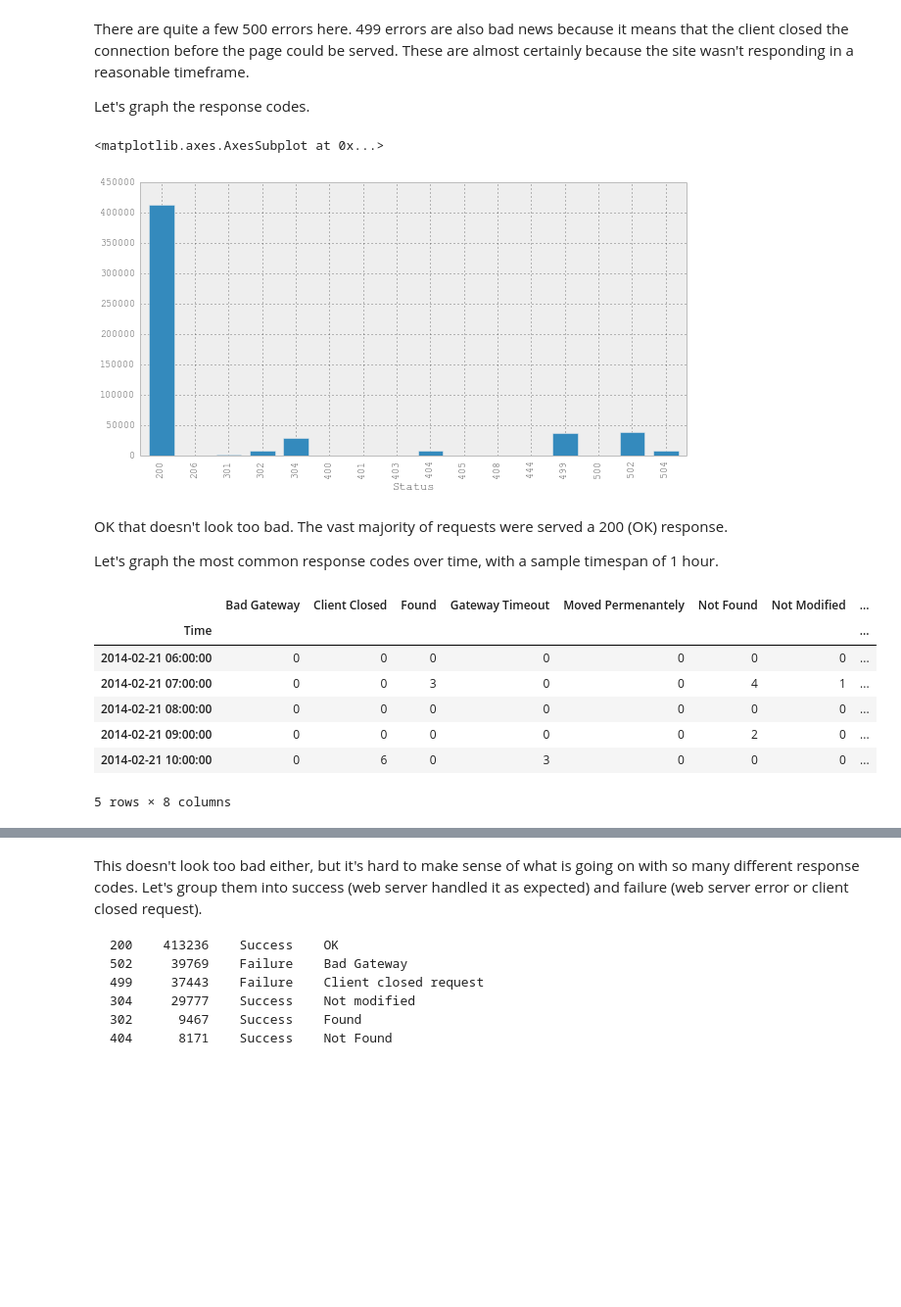
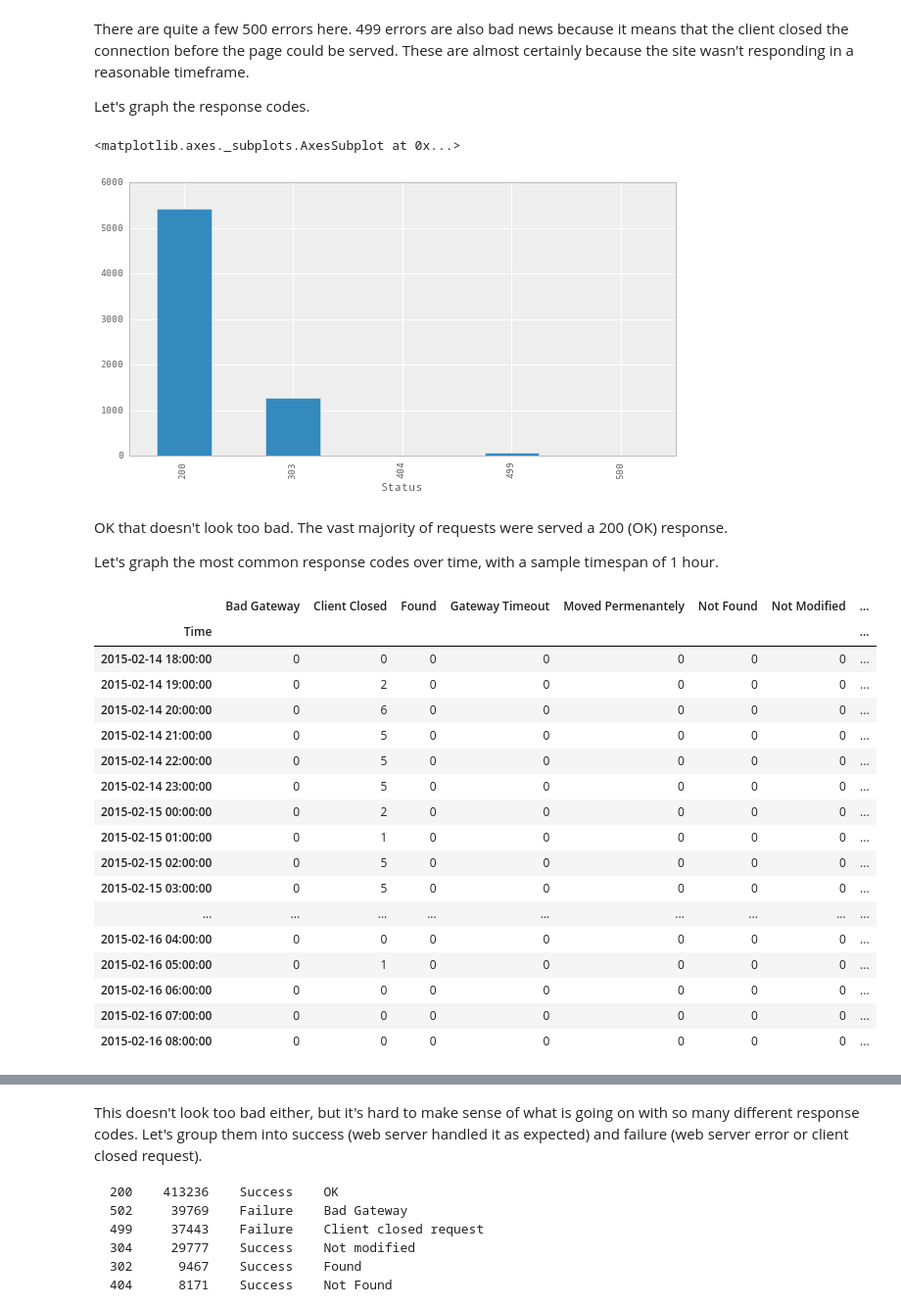
Before and after one commit to nicolasgo/_pmx, a Jupyter notebook: nginx-log-analysis.ipynb, the cells around one changed output, grey strips where cells are left out. Shown: that part at 98% size. Cells and saved outputs as stored; diff of their text form; code cells hidden in the pictures; blank space fills up the shorter version.

```diff
--- a/nginx-log-analysis.ipynb
+++ b/nginx-log-analysis.ipynb
@@ -46,10 +48,18 @@ First of all let's get a sample line out of the `access.log` and try to parse it
     User-agent  - the browser identification string
     %V          - the server name according to the UseCanonicalName setting
 # %%
-sample_string = '178.137.91.215 - - [21/Feb/2014:06:44:53 +0000] "GET /work/homepages-maths-year-6/ HTTP/1.0" \
-200 10427 "http://authoralcove.com/work/homepages-maths-year-6/" "Opera/9.80 (Windows NT 6.1; WOW64; U; ru) \
-Presto/2.10.289 Version/12.00" "-"'
-nformat = r'%h %l %u %t \"%r\" %>s %b \"%i\" \"%{User-Agent}i\" \"%V\"'
+#sample_string = '178.137.91.215 - - [21/Feb/2014:06:44:53 +0000] "GET /work/homepages-maths-year-6/ HTTP/1.0" \
+#200 10427 "http://authoralcove.com/work/homepages-maths-year-6/" "Opera/9.80 (Windows NT 6.1; WOW64; U; ru) \
+#Presto/2.10.289 Version/12.00" "-"'
+#nformat = r'%h %l %u %t \"%r\" %>s %b \"%i\" \"%{User-Agent}i\" \"%V\"'
+
+# http://httpd.apache.org/docs/2.2/mod/mod_log_config.html#formats
+
+sample_string = '189.254.162.19 189.254.162.19 - [14/Feb/2015:21:38:28 -0500] "GET /profile/14119369/inbox HTTP/1.1" 200 3040 \
+"http://mx.plugger.com/home/plugger" "Mozilla/5.0 (Linux; U; Android 4.4.2; es-sa; LG-D320 Build/KOT49I.V10a) AppleWebKit/537.36 (KHTML, like Gecko) Version/4.0 Chrome/30.0.1599.103 Mobile Safari/537.36" \
+526142530854 BDFEA213B8166CA395DE005054E006A2 "-"'
+nformat = r'%h %l %u %t \"%r\" %>s %b \"%i\" \"%{User-Agent}i\" %{msisdn}b %{hexa}i \"%V\"'
+
 p = apachelog.parser(nformat)
 data = p.parse(sample_string)
 data
@@ -124,5 +117,5 @@ df[0:2]
 # %%
 df = df.rename(columns={'%>s': 'Status', '%b':'b',
-                        '%r':'Request', '%t': 'Time'})
+                        '%r':'Request', '%t': 'Time', '%{msisdn}b': 'msisdn'})
 df[0:2]
 # %% [output]
@@ -136,6 +128,7 @@ Massage the data a bit more so that the access time is a `datetime`, status is a
 df.index = pd.to_datetime(df.pop('Time'))
 # %%
 df['Status'] = df['Status'].astype('int')
+df['b'] = df['b'].astype('int')
 # %%
 def dash2nan(x):
     if x == '-':
@@ -194,8 +189,8 @@ Let's graph the response codes.
 grouped_status = df.groupby('Status')
 grouped_status.size().plot(kind='bar')
 # %% [output]
-<matplotlib.axes.AxesSubplot at 0x...>
+<matplotlib.axes._subplots.AxesSubplot at 0x...>
-[figure, old version]
+[figure, new version]
 # %% [markdown]
 OK that doesn't look too bad. The vast majority of requests were served a 200 (OK) response.
 
@@ -222,16 +217,26 @@ status_df = DataFrame({'OK': df_200,
                        'Moved Permenantely': df_301})
 # %%
 status_df.fillna(0, inplace=True)
-status_df[0:5]
+status_df
 # %% [output]
 |  | Bad Gateway | Client Closed | Found | Gateway Timeout | Moved Permenantely | Not Found | Not Modified | ... |
 | Time |  |  |  |  |  |  |  | ... |
-| 2014-02-21 06:00:00 | 0 | 0 | 0 | 0 | 0 | 0 | 0 | ... |
-| 2014-02-21 07:00:00 | 0 | 0 | 3 | 0 | 0 | 4 | 1 | ... |
-| 2014-02-21 08:00:00 | 0 | 0 | 0 | 0 | 0 | 0 | 0 | ... |
-| 2014-02-21 09:00:00 | 0 | 0 | 0 | 0 | 0 | 2 | 0 | ... |
-| 2014-02-21 10:00:00 | 0 | 6 | 0 | 3 | 0 | 0 | 0 | ... |
+| 2015-02-14 18:00:00 | 0 | 0 | 0 | 0 | 0 | 0 | 0 | ... |
+| 2015-02-14 19:00:00 | 0 | 2 | 0 | 0 | 0 | 0 | 0 | ... |
+| 2015-02-14 20:00:00 | 0 | 6 | 0 | 0 | 0 | 0 | 0 | ... |
+| 2015-02-14 21:00:00 | 0 | 5 | 0 | 0 | 0 | 0 | 0 | ... |
+| 2015-02-14 22:00:00 | 0 | 5 | 0 | 0 | 0 | 0 | 0 | ... |
+| 2015-02-14 23:00:00 | 0 | 5 | 0 | 0 | 0 | 0 | 0 | ... |
+| 2015-02-15 00:00:00 | 0 | 2 | 0 | 0 | 0 | 0 | 0 | ... |
+| 2015-02-15 01:00:00 | 0 | 1 | 0 | 0 | 0 | 0 | 0 | ... |
+| 2015-02-15 02:00:00 | 0 | 5 | 0 | 0 | 0 | 0 | 0 | ... |
+| 2015-02-15 03:00:00 | 0 | 5 | 0 | 0 | 0 | 0 | 0 | ... |
+| ... | ... | ... | ... | ... | ... | ... | ... | ... |
+| 2015-02-16 04:00:00 | 0 | 0 | 0 | 0 | 0 | 0 | 0 | ... |
+| 2015-02-16 05:00:00 | 0 | 1 | 0 | 0 | 0 | 0 | 0 | ... |
+| 2015-02-16 06:00:00 | 0 | 0 | 0 | 0 | 0 | 0 | 0 | ... |
+| 2015-02-16 07:00:00 | 0 | 0 | 0 | 0 | 0 | 0 | 0 | ... |
+| 2015-02-16 08:00:00 | 0 | 0 | 0 | 0 | 0 | 0 | 0 | ... |
-5 rows × 8 columns
 # %%
 status_df.plot()
 legend()
```
Also changed, not shown: parts of 22 cells of this notebook.
